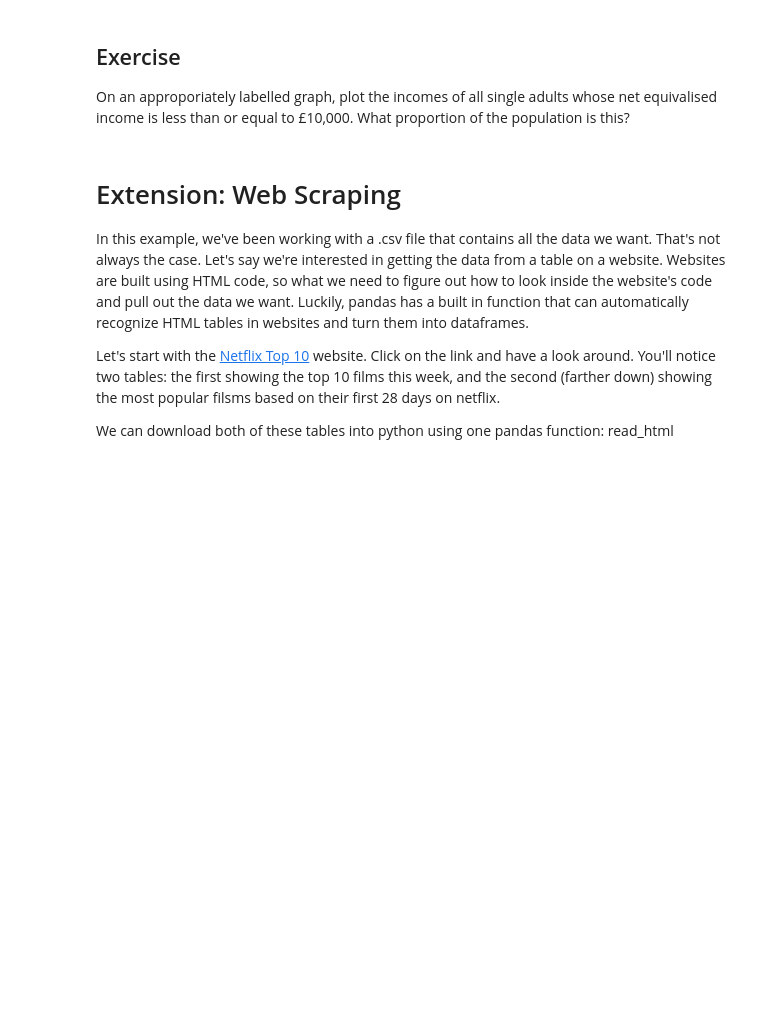
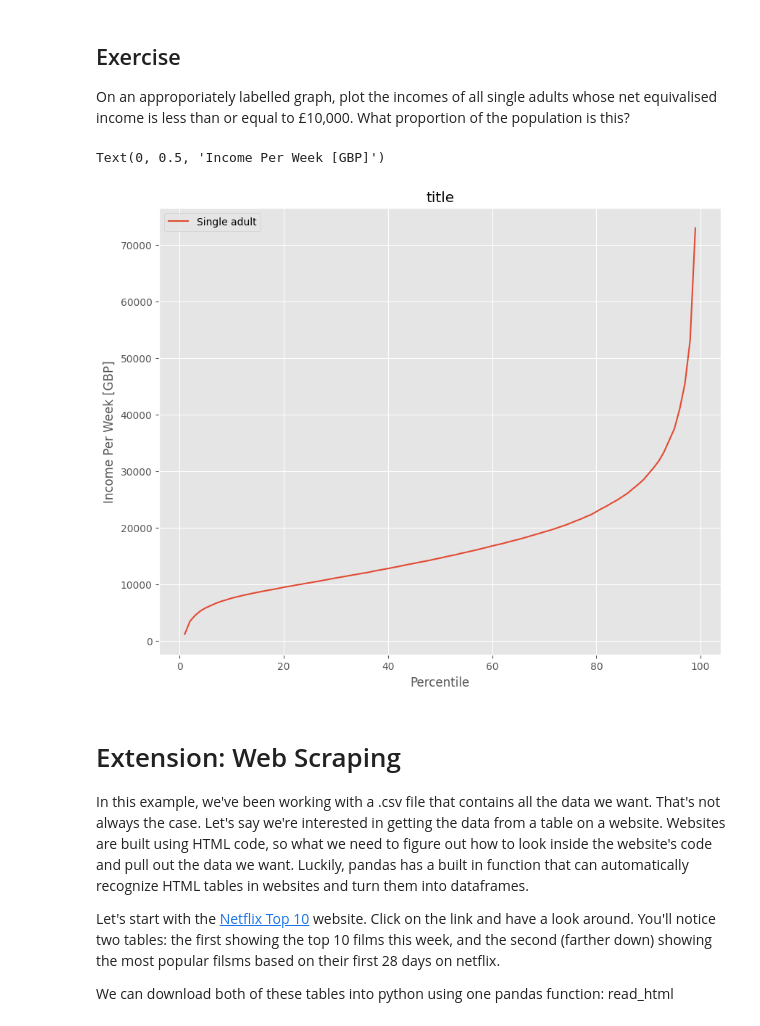
Before and after one commit to boboguan/QM2, a Jupyter notebook: notebooks/W02. Pandas.ipynb, the cells around one changed output. Saved outputs shown, nothing was run; the diff lists cells and outputs as text; code cells hidden in the pictures; blank space fills up the shorter version.

```diff
--- a/notebooks/W02. Pandas.ipynb
+++ b/notebooks/W02. Pandas.ipynb
@@ -366,6 +397,18 @@ We won't dwell on comparative operative, here we've used ">" to mean "is greater
 # %% [markdown]
 ## Exercise
 On an approporiately labelled graph, plot the incomes of all single adults whose net equivalised income is less than or equal to £10,000. What proportion of the population is this?
+# %%
+sin_clean = income[['Single adult']]
+sin_clean = sin_clean.replace(',','',regex = True)
+sin_clean = sin_clean.replace('-','NaN', regex= True).astype(float)
+sin_clean[sin_clean['Single adult']<= 10000]
+sin_clean.plot()
+plt.title('title')
+plt.xlabel('Percentile')
+plt.ylabel('Income Per Week [GBP]')
+# %% [output]
+Text(0, 0.5, 'Income Per Week [GBP]')
+[figure, added]
 # %% [markdown]
 # Extension: Web Scraping
 
```
Also changed, not shown: parts of 11 cells of this notebook.
